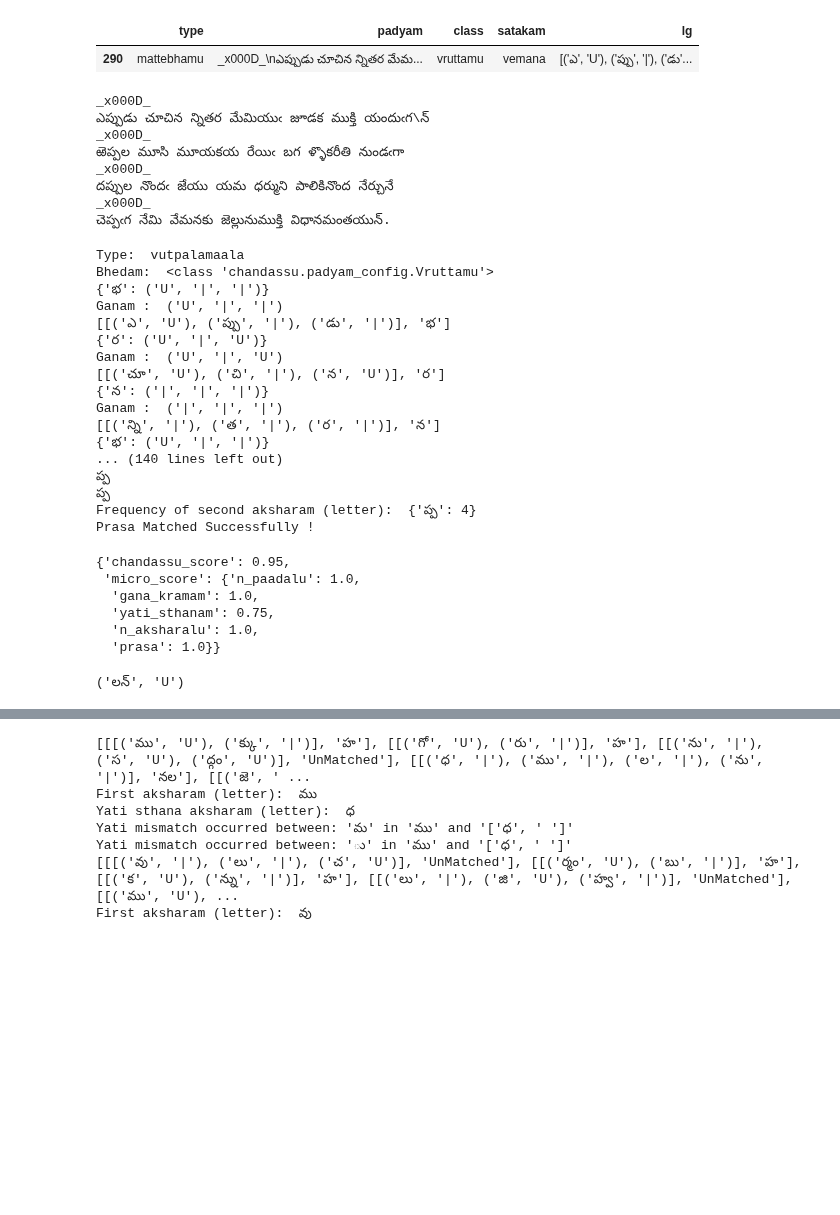
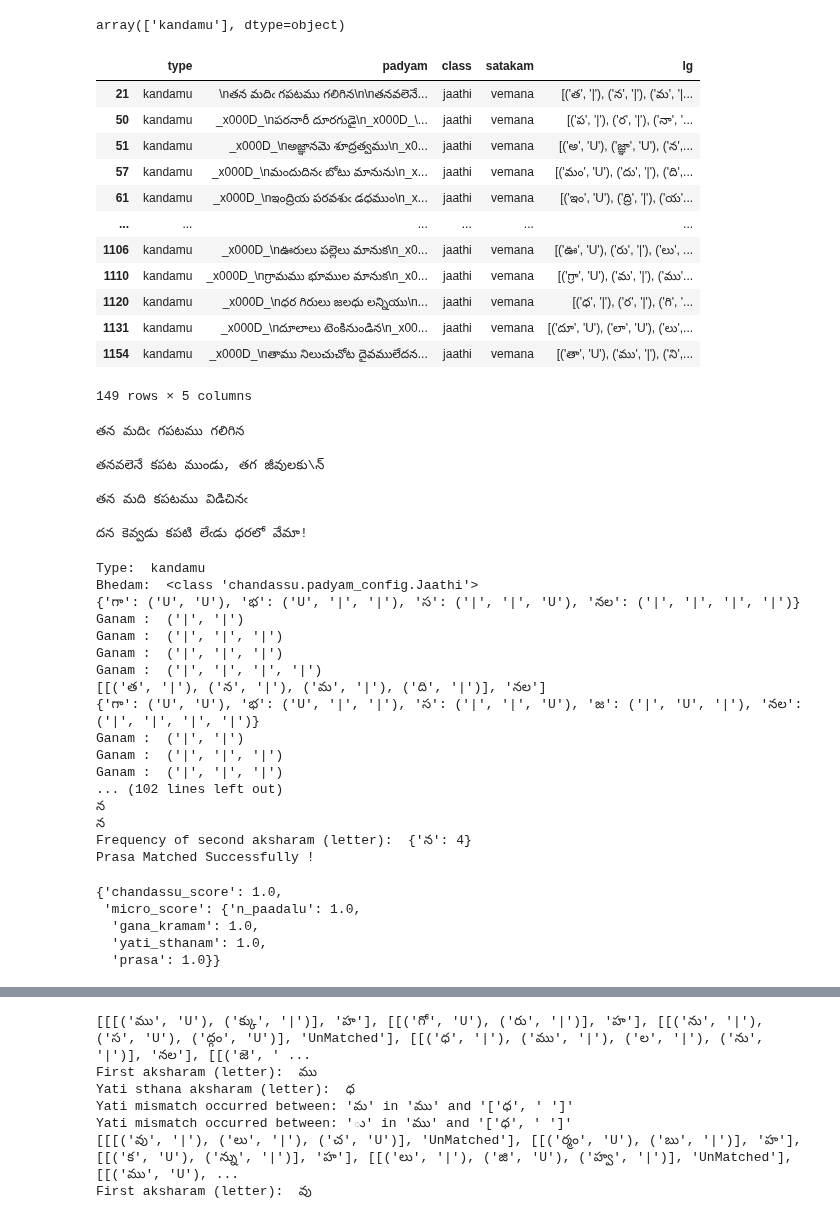
Before and after one commit to BodduSriPavan-111/chandassu, a Jupyter notebook: examples/example.ipynb, the cells around one changed output, grey strips where cells are left out. Drawn from its saved outputs; the diff is of its cells as text; code cells hidden in the pictures; blank space fills up the shorter version.

```diff
--- a/examples/example.ipynb
+++ b/examples/example.ipynb
@@ -46,8 +34,23 @@ config= getattr(Vruttamu, "vutpalamaala", False)
+# %%
+df["type"].unique()
+# %% [output]
+array(['kandamu'], dtype=object)
 # %%
 df= pd.read_excel( 'c:\\Users\\bsnra\\Desktop\\chandassu\\dataset\\lg\\vemana.xlsx' )
-df= df[ df["type"]=="mattebhamu"]
+df= df[ df["type"]=="kandamu"]
 df
 # %% [output]
 |  | type | padyam | class | satakam | lg |
-| 290 | mattebhamu | _x000D_\nఎప్పుడు చూచిన న్నితర మేమ... | vruttamu | vemana | [('ఎ', 'U'), ('ప్పు', '|'), ('డు'... |
+| 21 | kandamu | \nతన మదిఁ గపటము గలిగిన\n\nతనవలెనే... | jaathi | vemana | [('త', '|'), ('న', '|'), ('మ', '|... |
+| 50 | kandamu | _x000D_\nపరనారీ దూరగుడై\n_x000D_\... | jaathi | vemana | [('ప', '|'), ('ర', '|'), ('నా', '... |
+| 51 | kandamu | _x000D_\nఅజ్ఞానమె శూద్రత్వము\n_x0... | jaathi | vemana | [('అ', 'U'), ('జ్ఞా', 'U'), ('న',... |
+| 57 | kandamu | _x000D_\nమందుదినఁ బోటు మానును\n_x... | jaathi | vemana | [('మం', 'U'), ('దు', '|'), ('ది',... |
+| 61 | kandamu | _x000D_\nఇంద్రియ పరవశుఁ డధముం\n_x... | jaathi | vemana | [('ఇం', 'U'), ('ద్రి', '|'), ('య'... |
+| ... | ... | ... | ... | ... | ... |
+| 1106 | kandamu | _x000D_\nఊరులు పల్లెలు మానుక\n_x0... | jaathi | vemana | [('ఊ', 'U'), ('రు', '|'), ('లు', ... |
+| 1110 | kandamu | _x000D_\nగ్రామము భూముల మానుక\n_x0... | jaathi | vemana | [('గ్రా', 'U'), ('మ', '|'), ('ము'... |
+| 1120 | kandamu | _x000D_\nధర గిరులు జలధు లన్నియు\n... | jaathi | vemana | [('ధ', '|'), ('ర', '|'), ('గి', '... |
+| 1131 | kandamu | _x000D_\nదూలాలు టెంకినుండిన\n_x00... | jaathi | vemana | [('దూ', 'U'), ('లా', 'U'), ('లు',... |
+| 1154 | kandamu | _x000D_\nతాము నిలుచుచోట దైవములేదన... | jaathi | vemana | [('తా', 'U'), ('ము', '|'), ('ని',... |
+149 rows × 5 columns
 # %%
@@ -55,44 +58,42 @@ lg_data= LaghuvuGuruvu( data= df.loc[290]["padyam"] ).generate()
 # %%
-print(df.loc[290]["padyam"] )
+print(df.loc[21]["padyam"] )
 # %% [output]
-_x000D_
-ఎప్పుడు చూచిన న్నితర మేమియుఁ జూడక ముక్తి యందుఁగ\న్‌
-_x000D_
-ఱెప్పల మూసి మూయకయ రేయిఁ బగ ళ్ళొకరీతి నుండఁగా
-_x000D_
-దప్పుల నొందఁ జేయు యమ ధర్ముని పాలికినొంద నేర్చునే
-_x000D_
-చెప్పఁగ నేమి వేమనకు జెల్లునుముక్తి విధానమంతయున్‌.
+తన మదిఁ గపటము గలిగిన
+
+తనవలెనే కపట ముండు, తగ జీవులకు\న్‌
+
+తన మది కపటము విడిచినఁ
+
+దన కెవ్వడు కపటి లేఁడు ధరలో వేమా!
 # %%
 check_padyam(
                     lg_data= lg_data ,
-                    type= "vutpalamaala",
+                    type= "kandamu",
 
                     # Default Values
                     return_micro_score= True,
                     verbose= True
                 )
 # %% [output]
-Type:  vutpalamaala
-Bhedam:  <class 'chandassu.padyam_config.Vruttamu'>
-{'భ': ('U', '|', '|')}
-Ganam :  ('U', '|', '|')
-[[('ఎ', 'U'), ('ప్పు', '|'), ('డు', '|')], 'భ']
-{'ర': ('U', '|', 'U')}
-Ganam :  ('U', '|', 'U')
-[[('చూ', 'U'), ('చి', '|'), ('న', 'U')], 'ర']
-{'న': ('|', '|', '|')}
+Type:  kandamu
+Bhedam:  <class 'chandassu.padyam_config.Jaathi'>
+{'గా': ('U', 'U'), 'భ': ('U', '|', '|'), 'స': ('|', '|', 'U'), 'నల': ('|', '|', '|', '|')}
+Ganam :  ('|', '|')
 Ganam :  ('|', '|', '|')
-[[('న్ని', '|'), ('త', '|'), ('ర', '|')], 'న']
-{'భ': ('U', '|', '|')}
-... (140 lines left out)
-ప్ప
-ప్ప
-Frequency of second aksharam (letter):  {'ప్ప': 4}
+Ganam :  ('|', '|', '|')
+Ganam :  ('|', '|', '|', '|')
+[[('త', '|'), ('న', '|'), ('మ', '|'), ('ది', '|')], 'నల']
+{'గా': ('U', 'U'), 'భ': ('U', '|', '|'), 'స': ('|', '|', 'U'), 'జ': ('|', 'U', '|'), 'నల': ('|', '|', '|', '|')}
+Ganam :  ('|', '|')
+Ganam :  ('|', '|', '|')
+Ganam :  ('|', '|', '|')
+... (102 lines left out)
+న
+న
+Frequency of second aksharam (letter):  {'న': 4}
 Prasa Matched Successfully !
-{'chandassu_score': 0.95,
+{'chandassu_score': 1.0,
  'micro_score': {'n_paadalu': 1.0,
   'gana_kramam': 1.0,
-  'yati_sthanam': 0.75,
-  'n_aksharalu': 1.0,
+  'yati_sthanam': 1.0,
   'prasa': 1.0}}
@@ -102,4 +99,0 @@ Prasa Matched Successfully !
-# %%
-lg_data.pop()
-# %% [output]
-('లన్', 'U')
```
Also changed, not shown: parts of 55 cells of this notebook, 5 other files.
